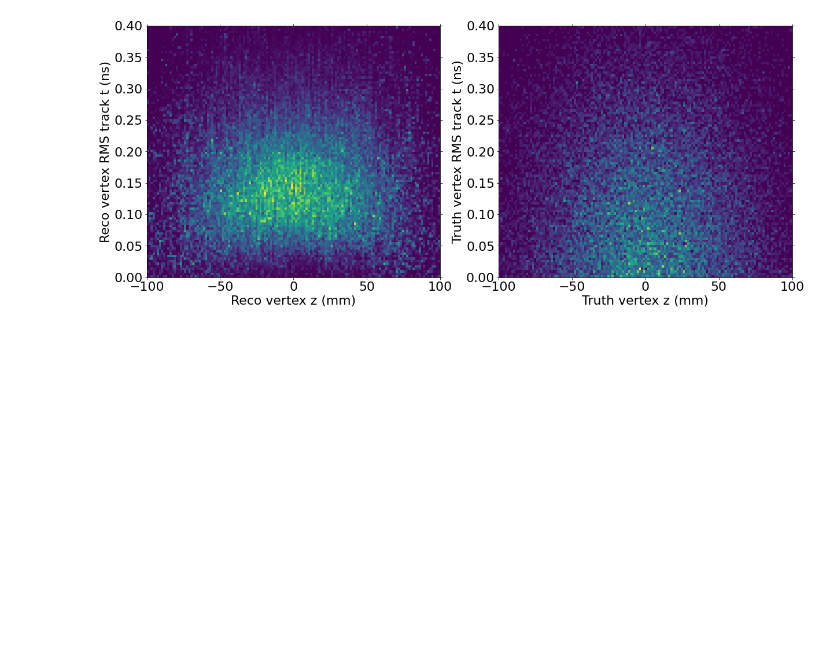
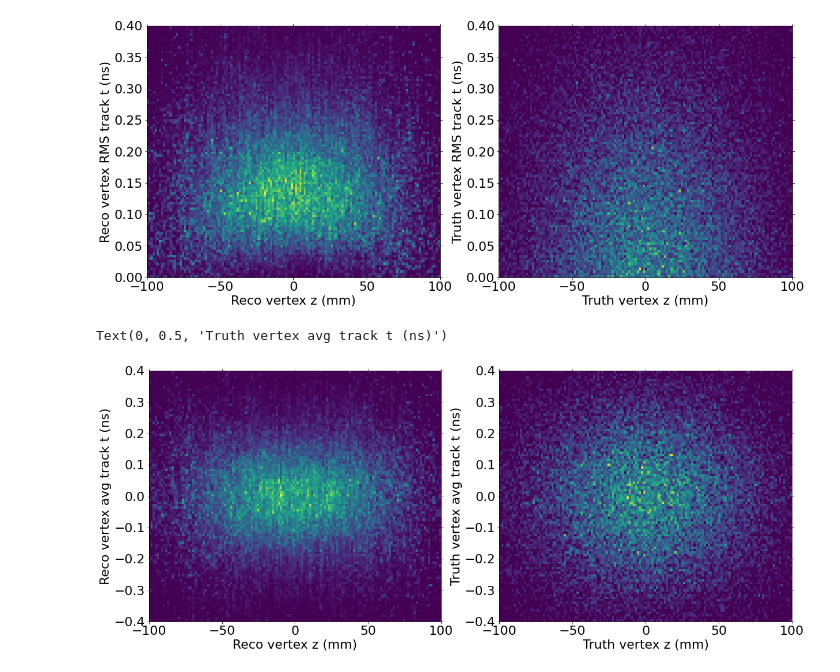
Before and after one commit to ttlindkvist/4DTracking, a Jupyter notebook: ntuples_condor/time.ipynb, the cells around one changed output. Cells and saved outputs as stored; diff of their text form; code cells hidden in the pictures; blank space fills up the shorter version.

```diff
--- a/ntuples_condor/time.ipynb
+++ b/ntuples_condor/time.ipynb
@@ -163,6 +164,40 @@ ax2.set_ylabel('Truth vertex RMS track t (ns)')
 # %% [output]
 Text(0, 0.5, 'Truth vertex RMS track t (ns)')
 [figure]
+# %%
+t_range = 0.4
+z_range = 100
+fig, (ax1, ax2) = plt.subplots(1, 2)
+fig.set_size_inches(20, 8)
+
+
+re_avg_idxs = np.abs(rev_avg_ts_flat) < t_range
+re_z_idxs = np.abs(rev_stat_z_flat) < z_range
+re_idxs = np.logical_and(re_avg_idxs, re_z_idxs)
+
+_ = ax1.hist2d(rev_stat_z_flat[re_idxs], rev_avg_ts_flat[re_idxs], bins=(140, 100))
+
+
+tr_avg_idxs = np.abs(trv_avg_ts_flat) < t_range
+tr_z_idxs = np.abs(trv_stat_z_flat) < z_range
+
+tr_idxs = np.logical_and(tr_avg_idxs, tr_z_idxs)
+
+_ = ax2.hist2d(trv_stat_z_flat[tr_idxs], trv_avg_ts_flat[tr_idxs], bins=(140, 100))
+
+
+ax1.set_xlim(-z_range, z_range)
+ax1.set_ylim(-t_range, t_range)
+ax1.set_xlabel('Reco vertex z (mm)')
+ax1.set_ylabel('Reco vertex avg track t (ns)')
+
+ax2.set_xlim(-z_range, z_range)
+ax2.set_ylim(-t_range, t_range)
+ax2.set_xlabel('Truth vertex z (mm)')
+ax2.set_ylabel('Truth vertex avg track t (ns)')
+# %% [output]
+Text(0, 0.5, 'Truth vertex avg track t (ns)')
+[figure, added]
 # %%
 file = uproot.open("OutDir_1/hist-Rel21sample.root")
 tree1 = file['EventTree;1']
```
Also changed, not shown: parts of 1 cell of this notebook, 2 other files.
